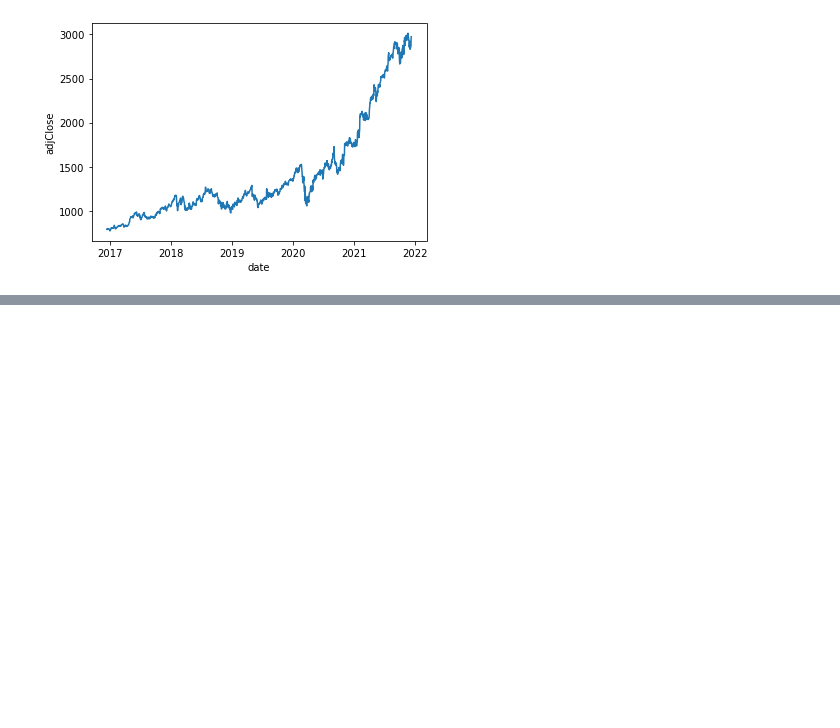
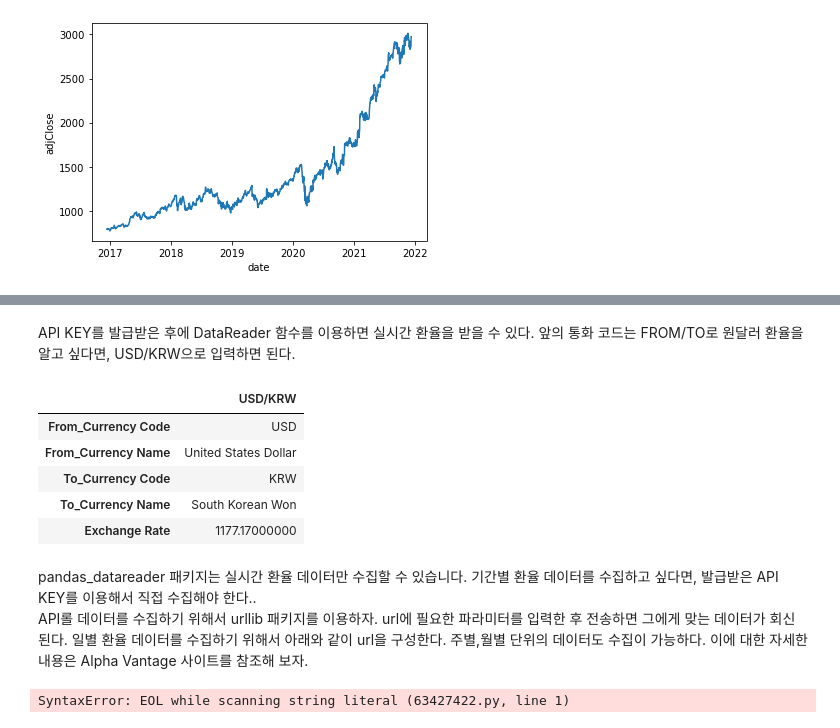
Before and after one commit to choiuikang/financial_data_python, a Jupyter notebook: chapter_1.ipynb, the cells around one changed output, grey strips where cells are left out. Saved outputs shown, nothing was run; the diff lists cells and outputs as text; code cells hidden in the pictures; blank space fills up the shorter version.

```diff
--- a/chapter_1.ipynb
+++ b/chapter_1.ipynb
@@ -47,0 +98,2 @@ sns.lineplot(x=df.index.levels[1], y="adjClose", data=df)
+# %% [markdown]
+API KEY를 발급받은 후에 DataReader 함수를 이용하면 실시간 환율을 받을 수 있다. 앞의 통화 코드는 FROM/TO로 원달러 환율을 알고 싶다면, USD/KRW으로 입력하면 된다.
@@ -47,0 +102,14 @@ sns.lineplot(x=df.index.levels[1], y="adjClose", data=df)
+# %%
+ALPHAVANTAGE_API_KEY = "IIOEXL1UM7NDJTPC"
+df_1 = wed.DataReader("USD/KRW", "av-forex", api_key = ALPHAVANTAGE_API_KEY)
+df_1.head()
+# %% [output]
+|  | USD/KRW |
+| From_Currency Code | USD |
+| From_Currency Name | United States Dollar |
+| To_Currency Code | KRW |
+| To_Currency Name | South Korean Won |
+| Exchange Rate | 1177.17000000 |
+# %% [markdown]
+pandas_datareader 패키지는 실시간 환율 데이터만 수집할 수 있습니다. 기간별 환율 데이터를 수집하고 싶다면, 발급받은 API KEY를 이용해서 직접 수집해야 한다.. <br>
+API롤 데이터를 수집하기 위해서 urllib 패키지를 이용하자. url에 필요한 파라미터를 입력한 후 전송하면 그에게 맞는 데이터가 회신된다. 일별 환율 데이터를 수집하기 위해서 아래와 같이 url을 구성한다. 주별,월별 단위의 데이터도 수집이 가능하다. 이에 대한 자세한 내용은 Alpha Vantage 사이트를 참조해 보자.
@@ -47,0 +120,10 @@ sns.lineplot(x=df.index.levels[1], y="adjClose", data=df)
+# %%
+url = "https://www.alphavantage.co/query?function=FX_DAILY&
+from_symbol=USD&to_symbol=KRW&outqutsize=compact&apikey="+ALPHAVANTAGE_API_KEY
+result = rulopen(url)
+result_read = result.read()
+
+df = pd.DataFrame(json.loads(result_read)["Time Series FX(Daily)"]).T
+df.head()
+# %% [output]
+SyntaxError: EOL while scanning string literal (63427422.py, line 1)
```
Also changed, not shown: parts of 18 cells of this notebook.
